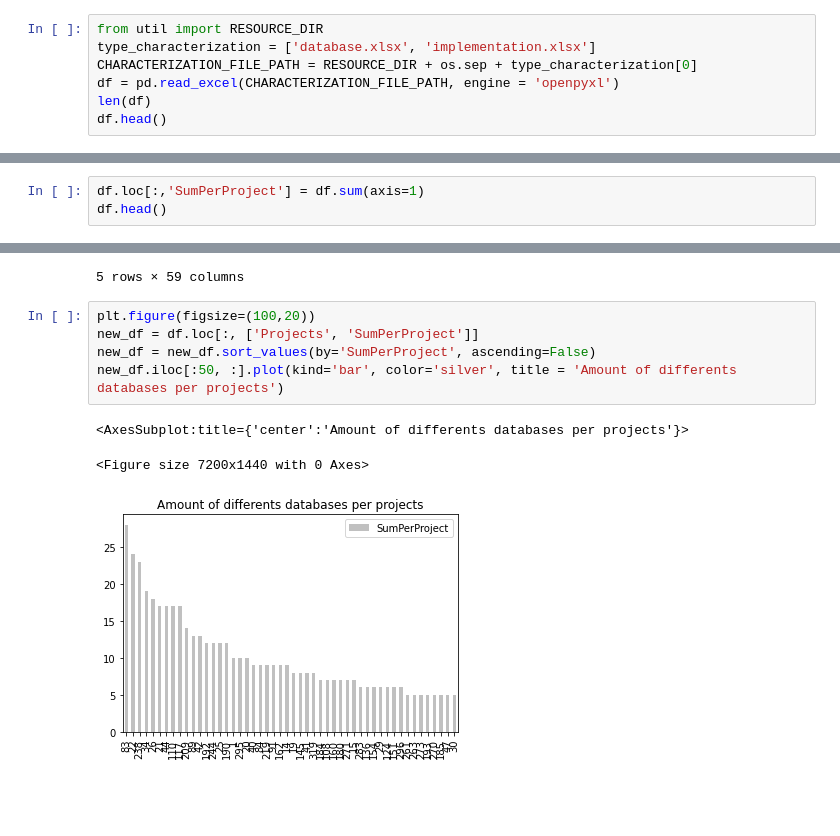
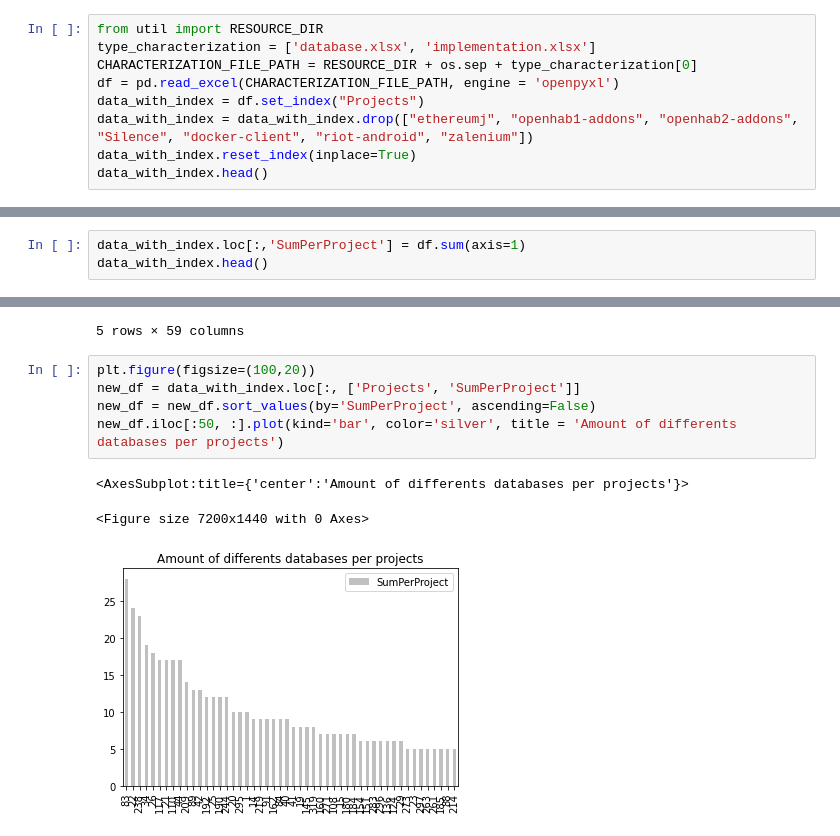
Before and after one commit to gems-uff/db-mining, a Jupyter notebook: src/characterization.ipynb, the cells around one changed output, grey strips where cells are left out. Cells and saved outputs as stored; diff of their text form; blank space fills up the shorter version.

```diff
--- a/src/characterization.ipynb
+++ b/src/characterization.ipynb
@@ -8,8 +8,10 @@ from util import RESOURCE_DIR
 type_characterization = ['database.xlsx', 'implementation.xlsx']
 CHARACTERIZATION_FILE_PATH = RESOURCE_DIR + os.sep + type_characterization[0]
 df = pd.read_excel(CHARACTERIZATION_FILE_PATH, engine = 'openpyxl')
-len(df)
-df.head()
+data_with_index = df.set_index("Projects")
+data_with_index = data_with_index.drop(["ethereumj", "openhab1-addons", "openhab2-addons", "Silence", "docker-client", "riot-android", "zalenium"])
+data_with_index.reset_index(inplace=True)
+data_with_index.head()
 # %% [output]
 |  | Projects | Domains | Virtuoso-NoSql | Memcached | Microsoft Azure Table Storage | Ignite-NoSql | MarkLogic | ... |
 | 0 | Activiti | automation | 0 | 0 | 0 | 0 | 0 | ... |
@@ -130,6 +132,6 @@ Text(0, 0.5, 'Amount')
 # %%
-df.loc[:,'SumPerProject'] = df.sum(axis=1)
-df.head()
+data_with_index.loc[:,'SumPerProject'] = df.sum(axis=1)
+data_with_index.head()
 # %% [output]
 |  | Projects | Domains | Virtuoso-NoSql | Memcached | Microsoft Azure Table Storage | Ignite-NoSql | MarkLogic | ... |
 | 0 | Activiti | automation | 0 | 0 | 0 | 0 | 0 | ... |
@@ -140,10 +142,10 @@ df.head()
 5 rows × 59 columns
 # %%
 plt.figure(figsize=(100,20))
-new_df = df.loc[:, ['Projects', 'SumPerProject']]
+new_df = data_with_index.loc[:, ['Projects', 'SumPerProject']]
 new_df = new_df.sort_values(by='SumPerProject', ascending=False)
 new_df.iloc[:50, :].plot(kind='bar', color='silver', title = 'Amount of differents databases per projects')
 # %% [output]
 <AxesSubplot:title={'center':'Amount of differents databases per projects'}>
 <Figure size 7200x1440 with 0 Axes>
-[figure, old version]
+[figure, new version]
```
Also changed, not shown: parts of 7 cells of this notebook, 13 other files.
